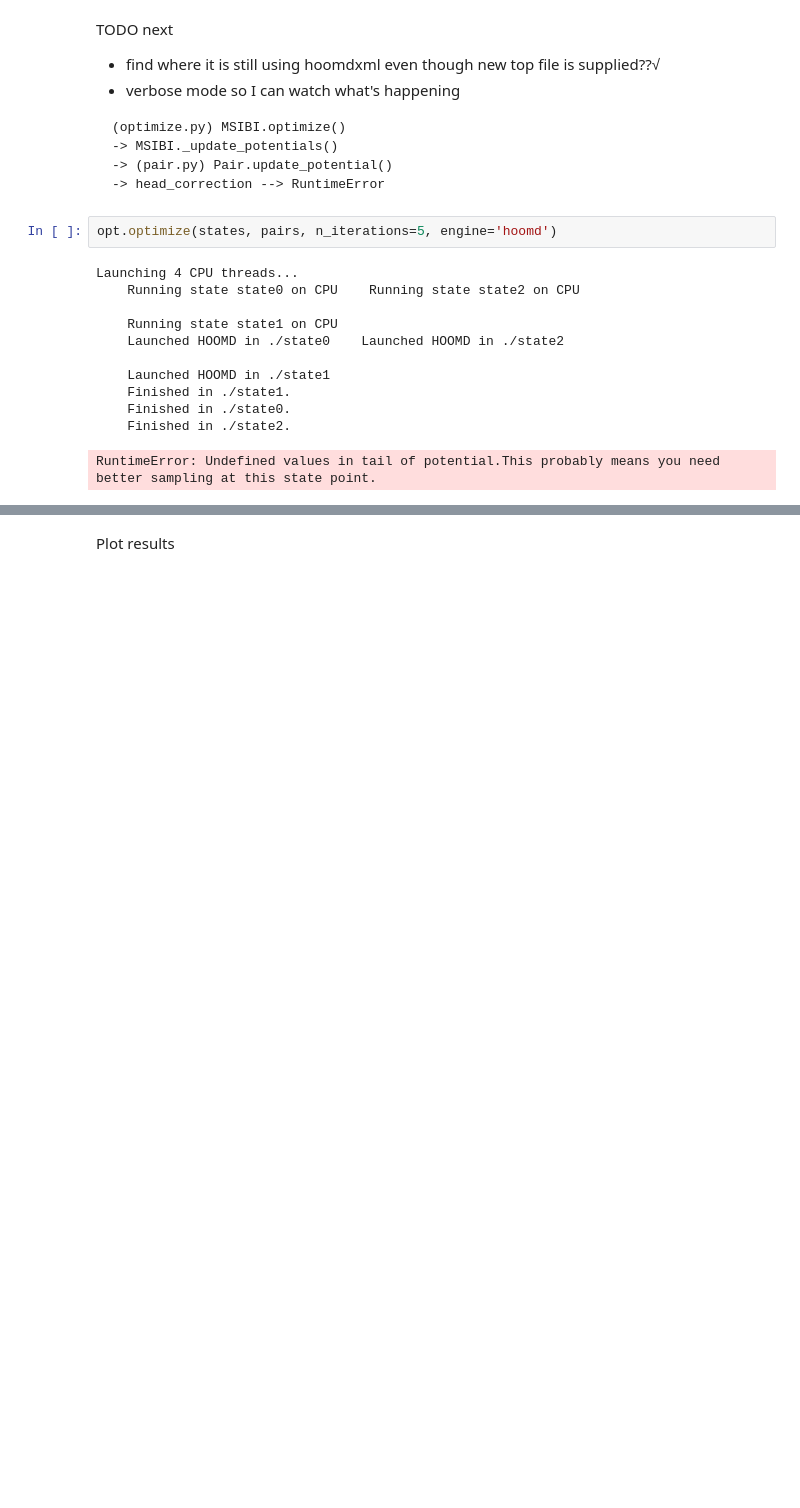
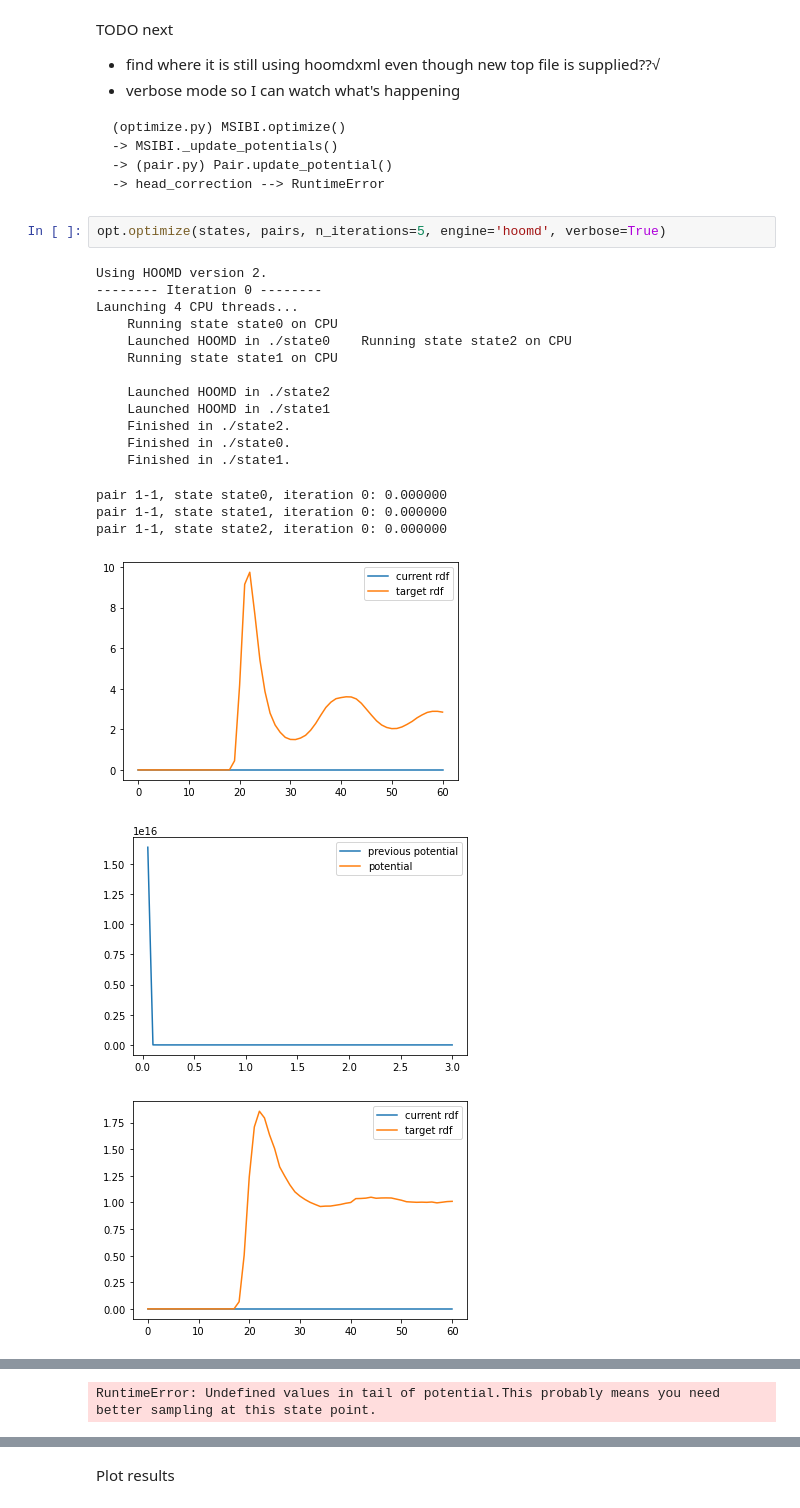
Before and after one commit to mosdef-hub/msibi, a Jupyter notebook: msibi/tutorials/lj/LJ_Tutorial.ipynb, the cells around one changed output, grey strips where cells are left out. Drawn from its saved outputs; the diff is of its cells as text; blank space fills up the shorter version.

````diff
--- a/msibi/tutorials/lj/LJ_Tutorial.ipynb
+++ b/msibi/tutorials/lj/LJ_Tutorial.ipynb
@@ -262,16 +258,23 @@ TODO next
 -> head_correction --> RuntimeError
 ```
 # %%
-opt.optimize(states, pairs, n_iterations=5, engine='hoomd')
+opt.optimize(states, pairs, n_iterations=5, engine='hoomd', verbose=True)
 # %% [output]
+Using HOOMD version 2.
+-------- Iteration 0 --------
 Launching 4 CPU threads...
-    Running state state0 on CPU    Running state state2 on CPU
+    Running state state0 on CPU
+    Launched HOOMD in ./state0    Running state state2 on CPU
+    Running state state1 on CPU
 
-    Running state state1 on CPU
-    Launched HOOMD in ./state0    Launched HOOMD in ./state2
-
+    Launched HOOMD in ./state2
     Launched HOOMD in ./state1
+    Finished in ./state2.
+    Finished in ./state0.
     Finished in ./state1.
-    Finished in ./state0.
-    Finished in ./state2.
-RuntimeError: Undefined values in tail of potential.This probably means you need better sampling at this state point.
+pair 1-1, state state0, iteration 0: 0.000000
+pair 1-1, state state1, iteration 0: 0.000000
+pair 1-1, state state2, iteration 0: 0.000000
+[figure, added]
+[figure, added]
+[figure, added]
@@ -277,0 +284 @@ RuntimeError: Undefined values in tail of potential.This probably means you need
+RuntimeError: Undefined values in tail of potential.This probably means you need better sampling at this state point.
````
Also changed, not shown: parts of 2 cells of this notebook.
